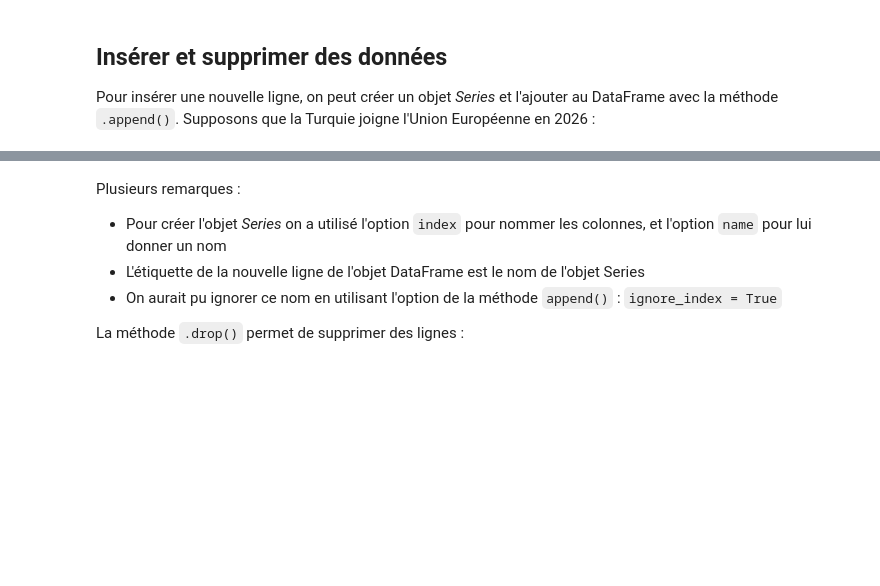
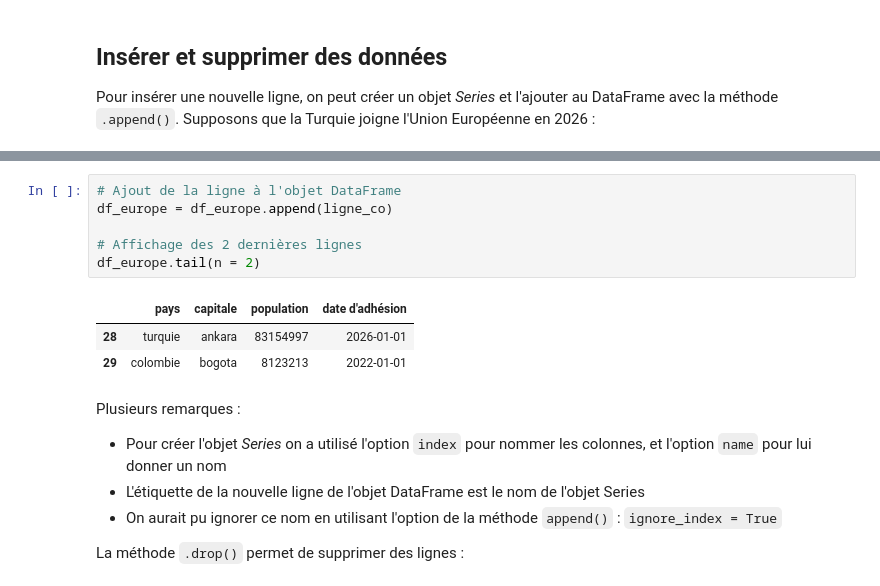
Before and after one commit to kmiloarguello/physique-numerique, a Jupyter notebook: etu-02-demarche-de-modelisation/etu-01-dictionnaires-pandas.ipynb, the cells around one changed output, grey strips where cells are left out. Saved outputs shown, nothing was run; the diff lists cells and outputs as text; blank space fills up the shorter version.

```diff
--- a/etu-02-demarche-de-modelisation/etu-01-dictionnaires-pandas.ipynb
+++ b/etu-02-demarche-de-modelisation/etu-01-dictionnaires-pandas.ipynb
@@ -472,3 +494,13 @@ df_europe.tail(n = 2)
+# %%
+# Ajout de la ligne à l'objet DataFrame
+df_europe = df_europe.append(ligne_co)
+
+# Affichage des 2 dernières lignes
+df_europe.tail(n = 2)
+# %% [output]
+|  | pays | capitale | population | date d'adhésion |
+| 28 | turquie | ankara | 83154997 | 2026-01-01 |
+| 29 | colombie | bogota | 8123213 | 2022-01-01 |
 # %% [markdown]
 Plusieurs remarques :
 - Pour créer l'objet *Series* on a utilisé l'option `index` pour nommer les colonnes, et l'option `name` pour lui donner un nom
```
Also changed, not shown: parts of 15 cells of this notebook, 2 other files.
